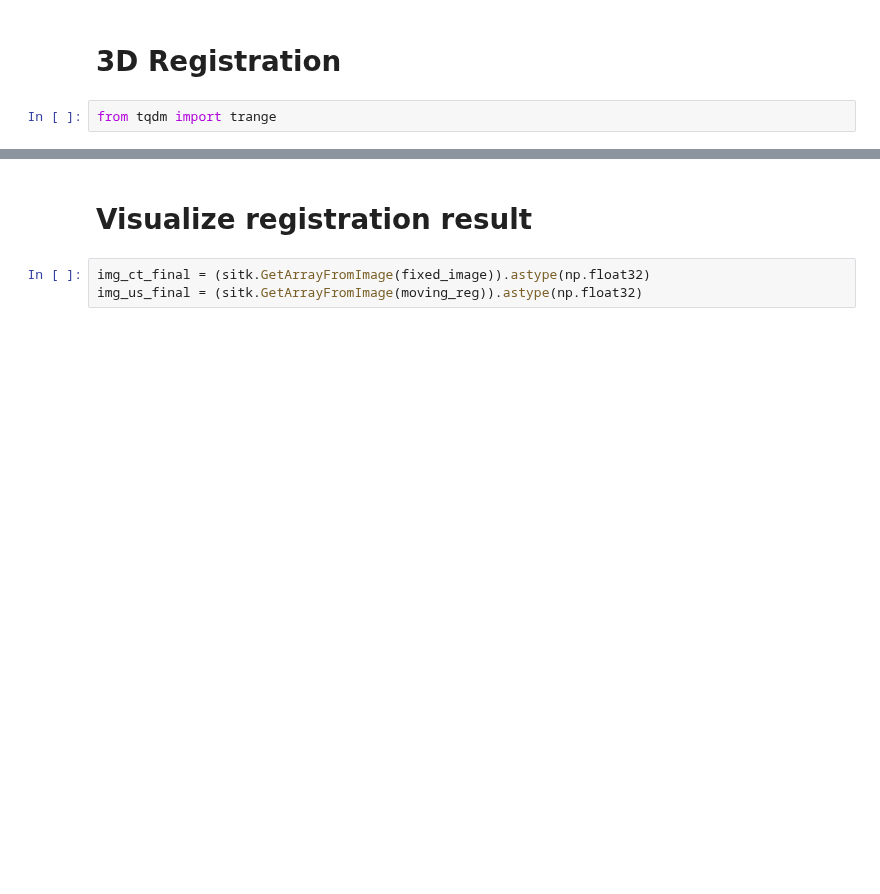
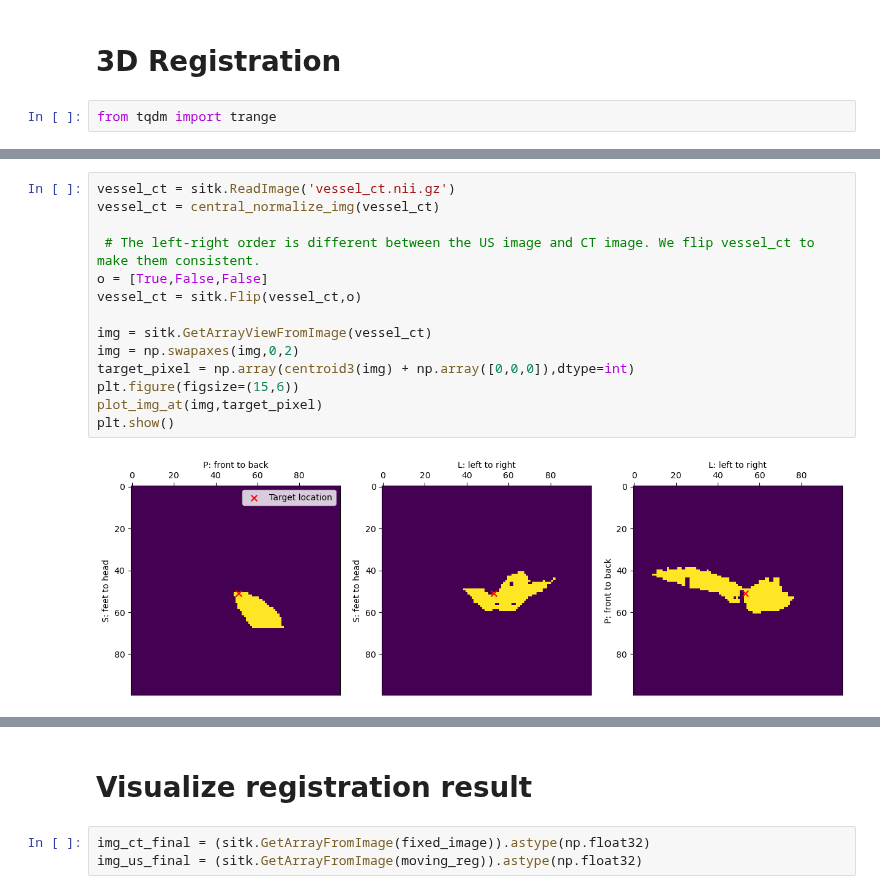
Before and after one commit to CoNG-harvard/robotic-ultrasound, a Jupyter notebook: notebooks/UltrasoundNavigation/Re-writing Registration from Scratch.ipynb, the cells around one changed output, grey strips where cells are left out. Cells and saved outputs as stored; diff of their text form; blank space fills up the shorter version.

Commit message:
Making program on the SITK implementation of 3D registration.

```diff
--- a/notebooks/UltrasoundNavigation/Re-writing Registration from Scratch.ipynb
+++ b/notebooks/UltrasoundNavigation/Re-writing Registration from Scratch.ipynb
@@ -230,0 +176,16 @@ Start optimizing the transformation
+# %%
+vessel_ct = sitk.ReadImage('vessel_ct.nii.gz')
+vessel_ct = central_normalize_img(vessel_ct)
+
+ # The left-right order is different between the US image and CT image. We flip vessel_ct to make them consistent.
+o = [True,False,False]
+vessel_ct = sitk.Flip(vessel_ct,o)
+
+img = sitk.GetArrayViewFromImage(vessel_ct)
+img = np.swapaxes(img,0,2)
+target_pixel = np.array(centroid3(img) + np.array([0,0,0]),dtype=int)
+plt.figure(figsize=(15,6))
+plot_img_at(img,target_pixel)
+plt.show()
+# %% [output]
+[figure, added]
```
Also changed, not shown: parts of 7 cells of this notebook, 1 other file.
